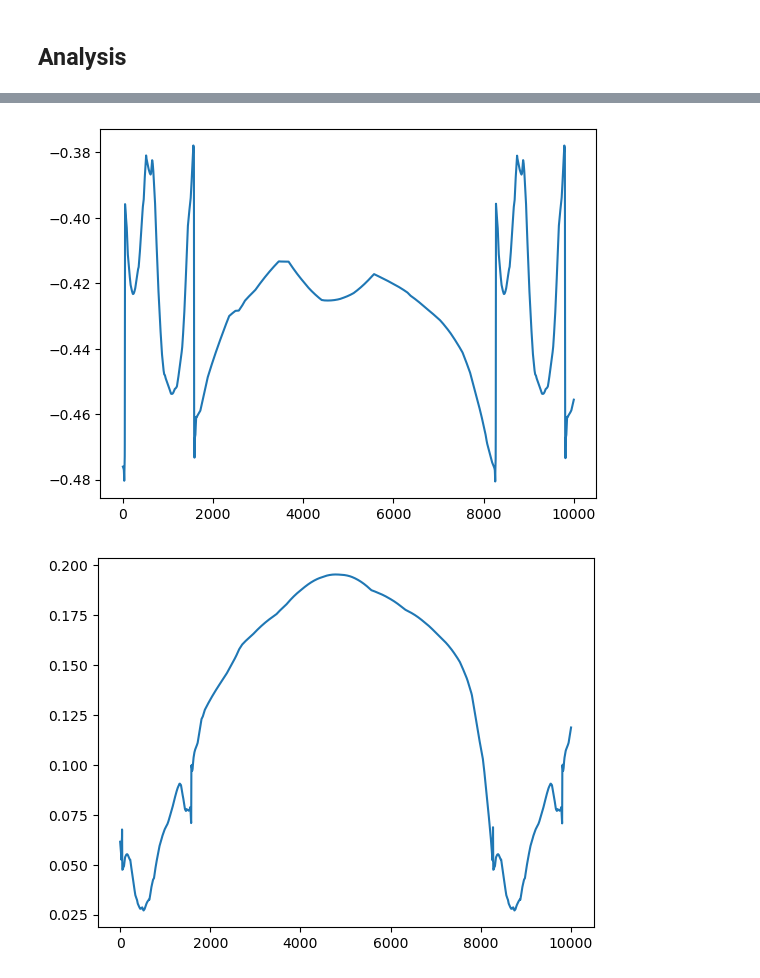
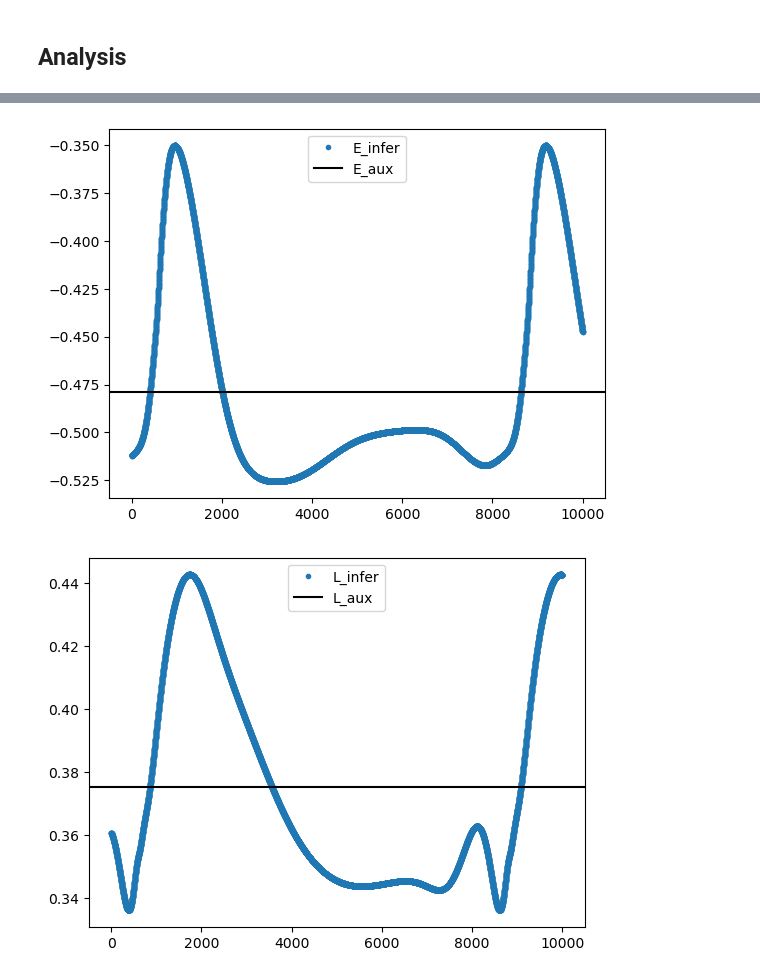
Before and after one commit to Axect/AuxSym, a Jupyter notebook: AuxSym (Training).ipynb, the cells around one changed output, grey strips where cells are left out. Drawn from its saved outputs; the diff is of its cells as text; code cells hidden in the pictures.

```diff
--- a/AuxSym (Training).ipynb
+++ b/AuxSym (Training).ipynb
@@ -305,15 +318,15 @@ Global seed set to 8407
 8407
 # %%
 hparams = {
-    "hidden_layer_1_nodes": 64,
+    "hidden_layer_1_nodes": 32,
     "hidden_layer_1_depth": 3,
-    "hidden_layer_2_nodes": 128,
-    "hidden_layer_2_depth": 3,
-    "learning_rate": 1e-2,
+    "hidden_layer_2_nodes": 256,
+    "hidden_layer_2_depth": 5,
+    "learning_rate": 1e-4,
     "batch_size": BATCH_SIZE,
-    "E_init": [-1.0, -1.0, -1.0, -1.0, -1.0],
+    "E_init": [-0.5, -0.5, -0.5, -0.5, -0.5],
     "L_init": [0.5, 0.5, 0.5, 0.5, 0.5],
-    "epoch": 100
+    "epoch": 300
 }
 # %%
 model = ASNet(
@@ -341,7 +354,8 @@ ASNet(
 )
 # %%
 wandb_logger = WandbLogger(
-    project='Auxiliary_Symmetry'
+    project='Auxiliary_Symmetry',
+#     log_model="all"
 )
 
 trainer = Trainer(
@@ -350,7 +364,10 @@ trainer = Trainer(
     gpus=AVAIL_GPUS,
     enable_progress_bar=False,
     callbacks=[
-        LearningRateMonitor(logging_interval="epoch")
+        LearningRateMonitor(logging_interval="epoch"),
+#         EarlyStopping(monitor="val_loss", mode="min", patience=20),
+#         ModelCheckpoint(monitor="val_loss", mode="min"),
+        StochasticWeightAveraging(swa_lrs=1e-5)
     ]
 )
 # %% [output]
@@ -428,2 +446,5 @@ Find logs at: ./wandb/run-20230216_002948-vf4dga36/logs
 # %% [markdown]
 ## Analysis
+# %%
+best_model_path = trainer.checkpoint_callback.best_model_path
+print(best_model_path)
@@ -429,0 +456,3 @@ Find logs at: ./wandb/run-20230216_002948-vf4dga36/logs
+# %%
+model = ASNet.load_from_checkpoint(best_model_path)
+model
@@ -501,10 +573,14 @@ plt.show()
 # %%
-plt.plot(X0[:,2])
+plt.plot(X0[:,4], '.', label='E_infer')
+plt.axhline(model.E[0].detach().numpy(), color='k', label='E_aux')
+plt.legend()
 plt.show()
 # %% [output]
-[figure, old version]
+[figure, new version]
 # %%
-plt.plot(X0[:,3])
+plt.plot(X0[:,5], '.', label='L_infer')
+plt.axhline(model.L[0].detach().cpu(), color='k', label='L_aux')
+plt.legend()
 plt.show()
 # %% [output]
-[figure, old version]
+[figure, new version]
```
Also changed, not shown: parts of 15 cells of this notebook, 8 other files.
